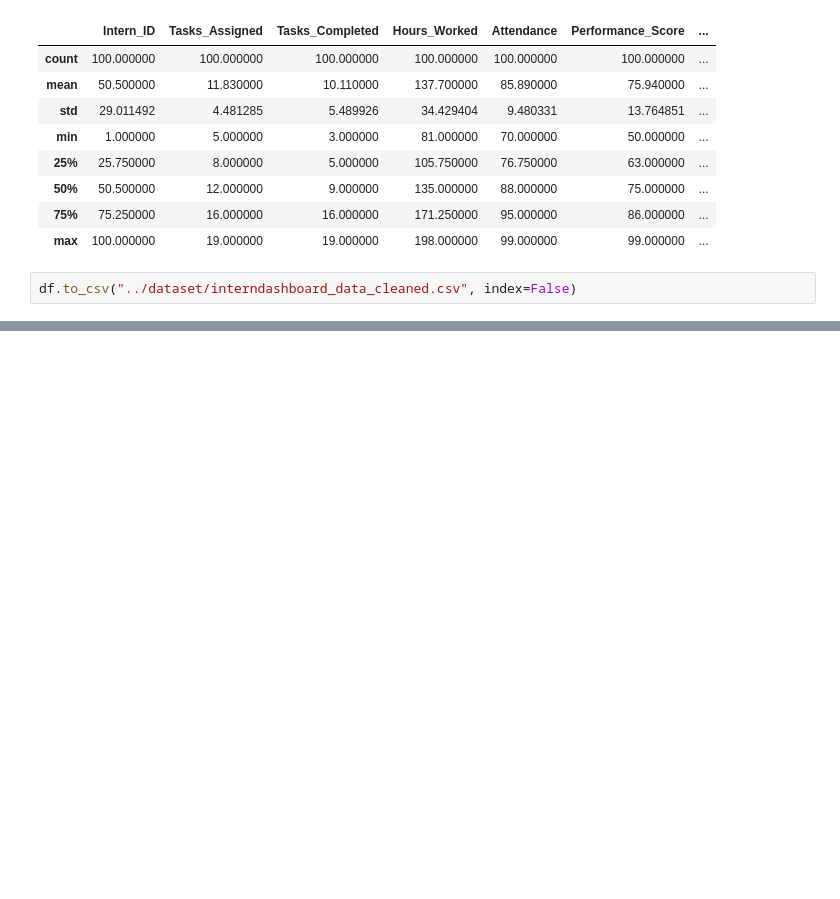
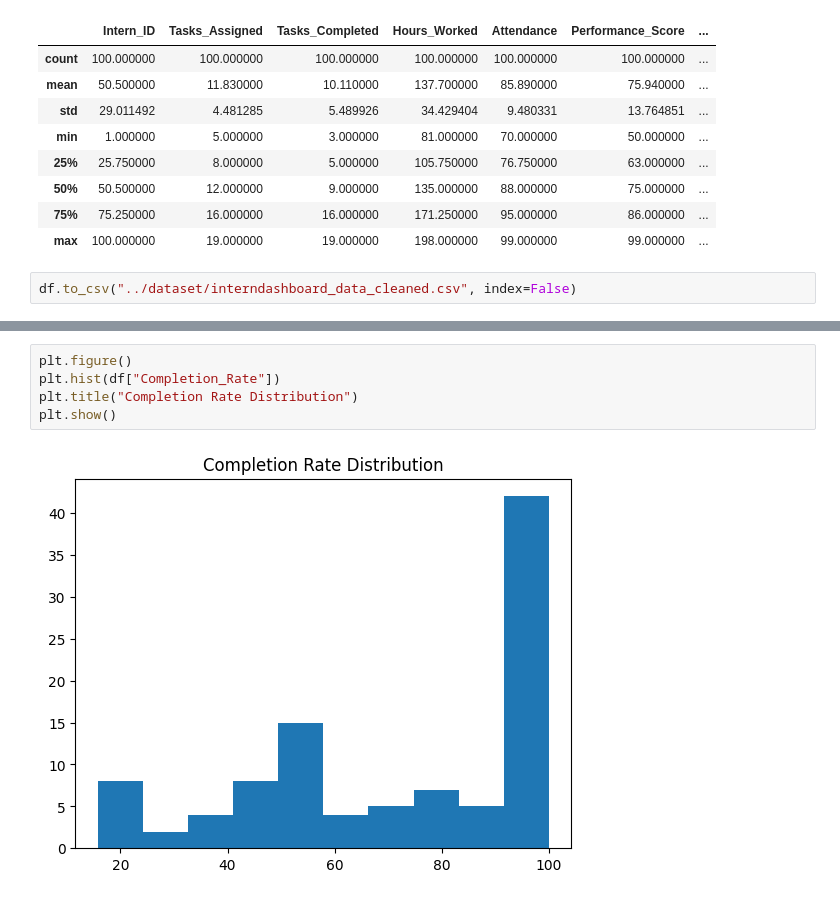
Before and after one commit to DHANYADEVISIVARAJ/Intern_Performance_Dashboard, a Jupyter notebook: Notebooks/data_preprocessing.ipynb, the cells around one changed output, grey strips where cells are left out. Drawn from its saved outputs; the diff is of its cells as text; blank space fills up the shorter version.

```diff
--- a/Notebooks/data_preprocessing.ipynb
+++ b/Notebooks/data_preprocessing.ipynb
@@ -182,0 +220,7 @@ df.to_csv("../dataset/interndashboard_data_cleaned.csv", index=False)
+# %%
+plt.figure()
+plt.hist(df["Completion_Rate"])
+plt.title("Completion Rate Distribution")
+plt.show()
+# %% [output]
+[figure, added]
```
Also changed, not shown: parts of 7 cells of this notebook, 1 other file.
